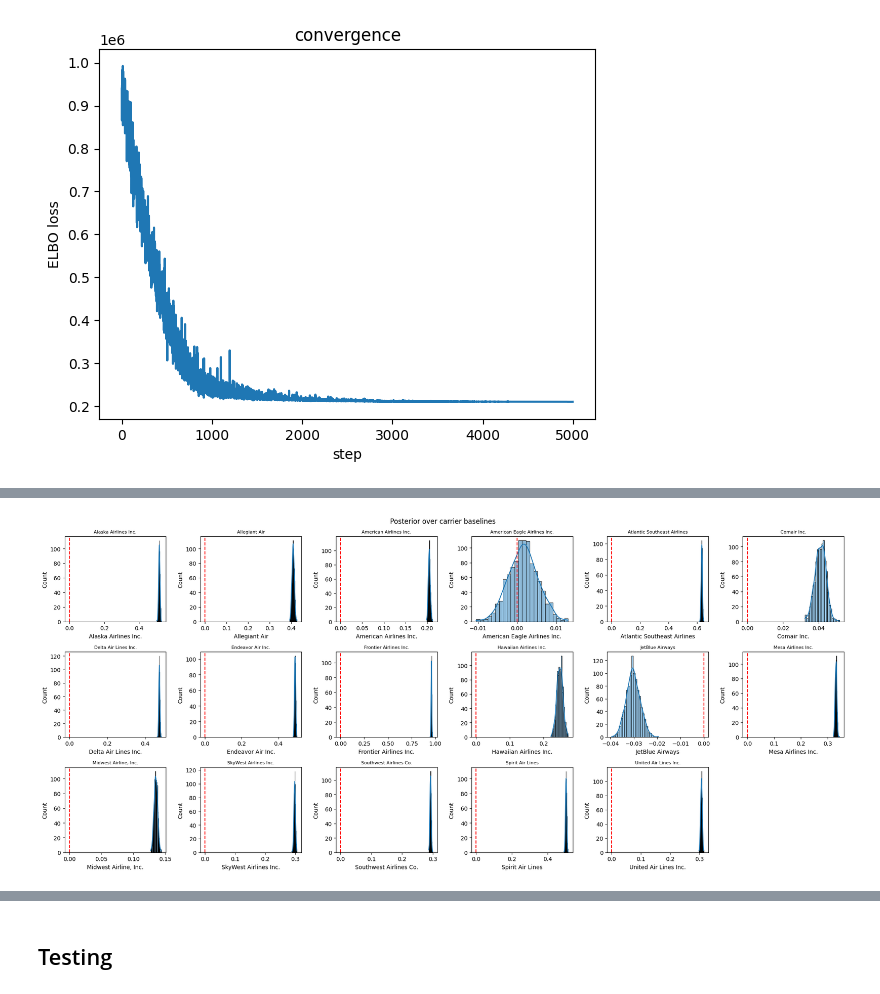
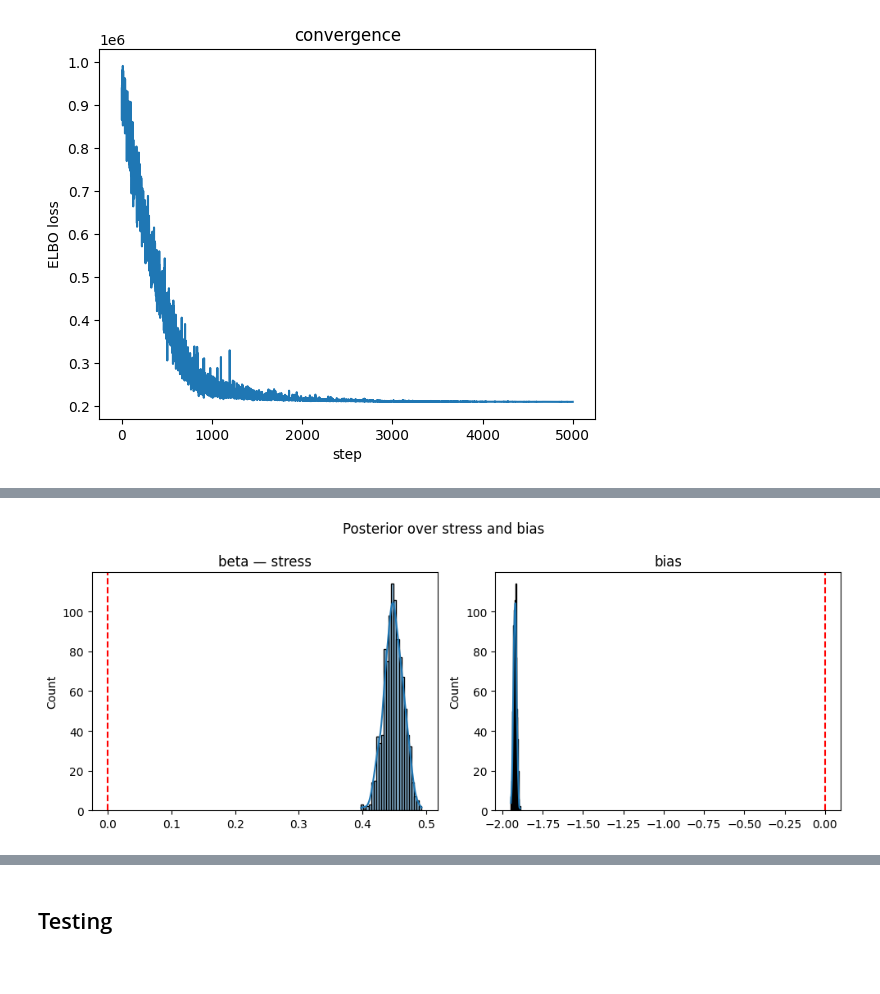
Before and after one commit to mariatmvendas/mbml_project, a Jupyter notebook: notebook.ipynb, the cells around one changed output, grey strips where cells are left out. Drawn from its saved outputs; the diff is of its cells as text; code cells hidden in the pictures.

```diff
--- a/notebook.ipynb
+++ b/notebook.ipynb
@@ -996,14 +990,13 @@ for i in range(0, len(X_stress_test1), CHUNK):
     # for each posterior sample compute a prediction
     p_samples_chunk = []
     for s in range(len(w_samples)):
-        stress  = X_s @ w_samples[s]
-        logits  = (
-            (X_w * beta_samples[s, 0:n_weather]).sum(axis=1) +
-            (X_d * beta_samples[s, n_weather:n_weather+n_dept]).sum(axis=1) +
-            (X_m * beta_samples[s, n_weather+n_dept:n_weather+n_dept+n_month]).sum(axis=1) +
-            beta_samples[s, -1] * stress +
-            bias_samples[s]
-        )
+
+        mu_stress = X_s @ w_samples[s]
+        stress = np.random.normal(mu_stress, sigma_stress_samples[s])
+
+        logits = ((X_w * beta_samples[s, 0:n_weather]).sum(axis=1) + (X_d * beta_samples[s, n_weather:n_weather+n_dept]).sum(axis=1) +
+        (X_m * beta_samples[s, n_weather+n_dept:n_weather+n_dept+n_month]).sum(axis=1) + beta_samples[s, -1] * stress + bias_samples[s])
+
         p_samples_chunk.append(torch.sigmoid(torch.tensor(logits, dtype=torch.float32)).numpy())
 
     p_chunk = np.stack(p_samples_chunk)  # (1000, chunk_size)
@@ -1012,4 +1005,4 @@ for i in range(0, len(X_stress_test1), CHUNK):
 
 p_mean = np.concatenate(p_mean_list)
 p_std  = np.concatenate(p_std_list)
-y_pred = (p_mean > 0.5).astype(float)
+#y_pred = (p_mean > 0.5).astype(float)
@@ -1229,85 +1294,15 @@ bias:        -1.9439 ± 0.0099
 # %%
-# ── carrier baselines ──
-alpha_df = pd.DataFrame(alpha_carrier_samples, columns=carrier_categories.tolist())
-n_cols = len(carrier_categories)
-n_rows = (n_cols + 5) // 6
-fig, axes = plt.subplots(n_rows, 6, figsize=(20, n_rows*3))
-axes = axes.flatten()
-for i, col in enumerate(alpha_df.columns):
-    sns.histplot(alpha_df[col], ax=axes[i], kde=True)
-    axes[i].axvline(0, color="red", linestyle="--")
-    axes[i].set_title(col, fontsize=8)
-for j in range(i+1, len(axes)):
-    axes[j].set_visible(False)
-plt.suptitle("Posterior over carrier baselines")
-plt.tight_layout()
-plt.show()
+fig, axes = plt.subplots(1, 2, figsize=(10, 4))
 
-# ── w_dep and hyperpriors ──
-fig, axes = plt.subplots(1, 3, figsize=(14, 4))
-for ax, samples, name in zip(axes,
-                              [w_dep_samples, mu_alpha_samples, sigma_alpha_samples],
-                              ["w_dep", "mu_alpha", "sigma_alpha"]):
-    sns.histplot(samples, ax=ax, kde=True)
-    ax.axvline(0, color="red", linestyle="--")
-    ax.set_title(name)
-plt.suptitle("Posterior over stress parameters and hyperpriors")
-plt.tight_layout()
-plt.show()
-
-# ── delay weights — rain and wind ──
-fig, axes = plt.subplots(1, 2, figsize=(10, 4))
-for i, (name, idx) in enumerate([("rain", 0), ("wind", 1)]):
-    sns.histplot(beta_samples[:, idx], ax=axes[i], kde=True)
-    axes[i].axvline(0, color="red", linestyle="--")
-    axes[i].set_title(f"beta — {name}")
-plt.suptitle("Posterior over weather weights")
-plt.tight_layout()
-plt.show()
-
-# ── departure block weights ──
-dept_df = pd.DataFrame(beta_samples[:, n_weather:n_weather+n_dept], columns=dpt_columns_model)
-n_cols = len(dpt_columns_model)
-n_rows = (n_cols + 5) // 6
-fig, axes = plt.subplots(n_rows, 6, figsize=(20, n_rows*3))
-axes = axes.flatten()
-for i, col in enumerate(dept_df.columns):
-    sns.histplot(dept_df[col], ax=axes[i], kde=True)
-    axes[i].axvline(0, color="red", linestyle="--")
-    axes[i].set_title(col, fontsize=8)
-for j in range(i+1, len(axes)):
-    axes[j].set_visible(False)
-plt.suptitle("Posterior over departure block weights")
-plt.tight_layout()
-plt.show()
-
-# ── month weights ──
-month_df = pd.DataFrame(beta_samples[:, n_weather+n_dept:n_weather+n_dept+n_month],
-                         columns=month_columns_model)
-n_cols = len(month_columns_model)
-n_rows = (n_cols + 5) // 6
-fig, axes = plt.subplots(n_rows, 6, figsize=(20, n_rows*3))
-axes = axes.flatten()
-for i, col in enumerate(month_df.columns):
-    sns.histplot(month_df[col], ax=axes[i], kde=True)
-    axes[i].axvline(0, color="red", linestyle="--")
-    axes[i].set_title(col, fontsize=8)
-for j in range(i+1, len(axes)):
-    axes[j].set_visible(False)
-plt.suptitle("Posterior over month weights")
-plt.tight_layout()
-plt.show()
-
-# ── stress and bias ──
-fig, axes = plt.subplots(1, 2, figsize=(10, 4))
 sns.histplot(beta_samples[:, -1], ax=axes[0], kde=True)
 axes[0].axvline(0, color="red", linestyle="--")
 axes[0].set_title("beta — stress")
+
 sns.histplot(bias_samples, ax=axes[1], kde=True)
 axes[1].axvline(0, color="red", linestyle="--")
 axes[1].set_title("bias")
 plt.suptitle("Posterior over stress and bias")
 plt.tight_layout()
 plt.show()
 # %% [output]
-[figure, old version]
+[figure, new version]
```
Also changed, not shown: parts of 25 cells of this notebook.
